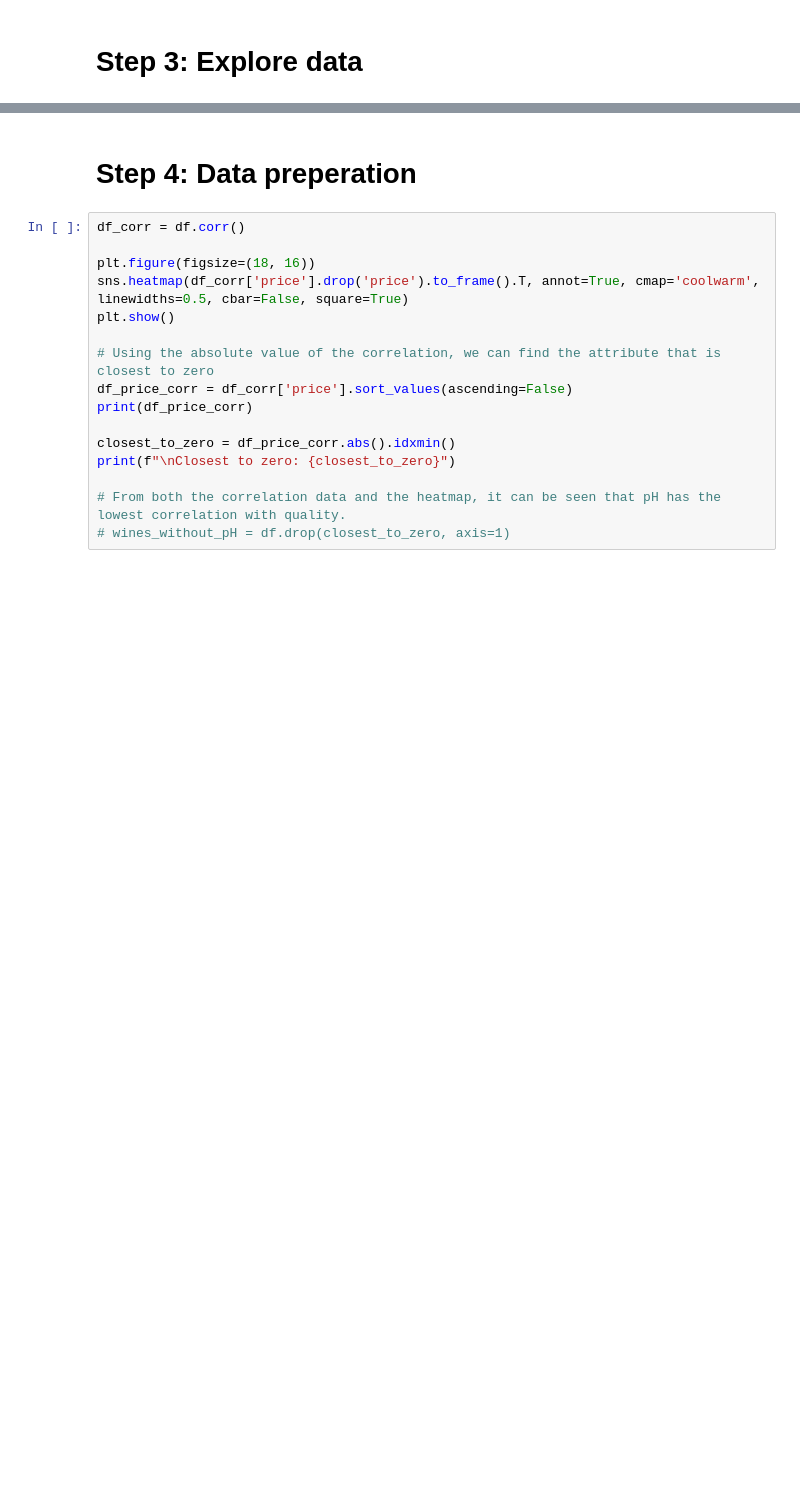
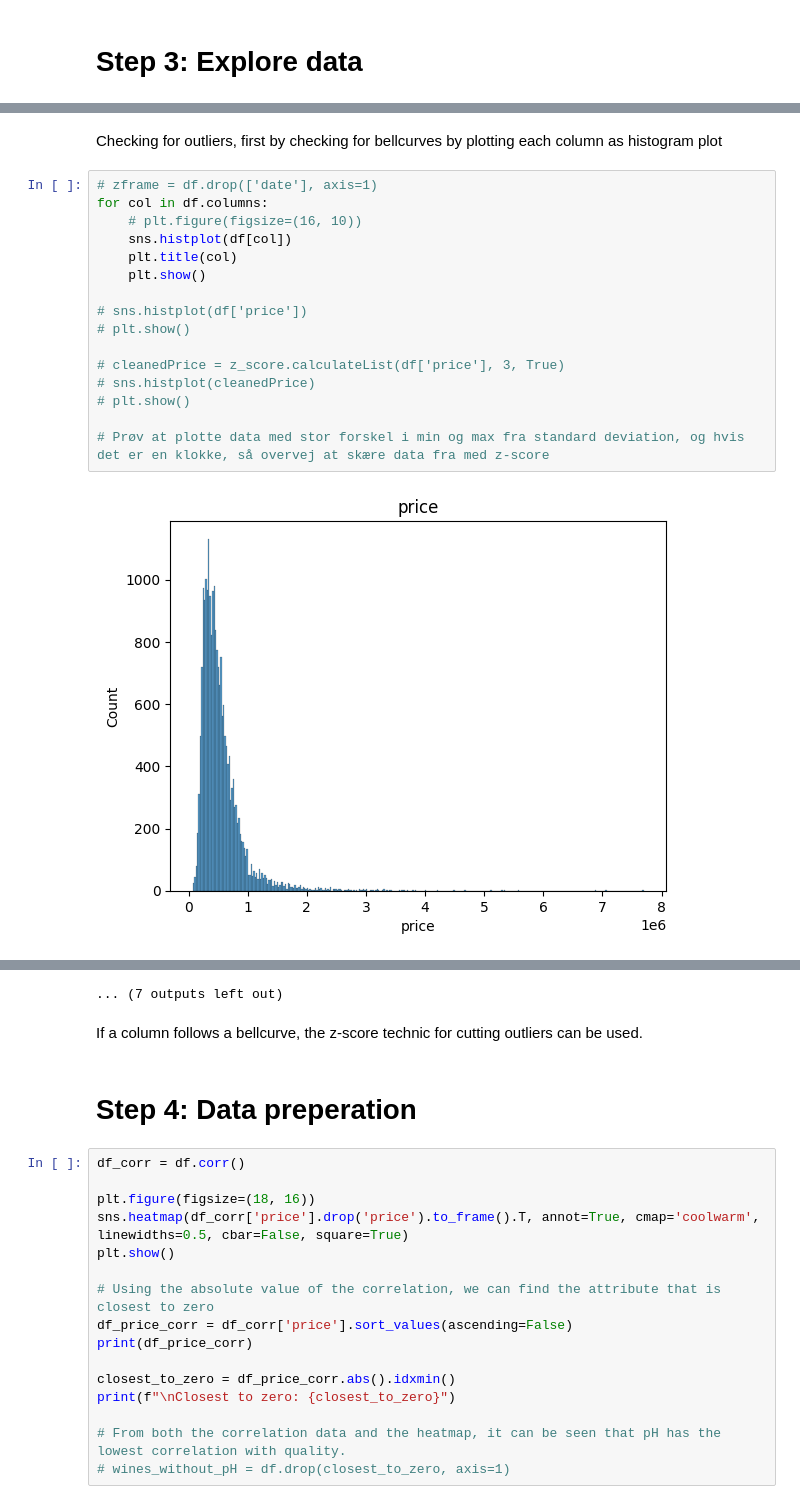
Before and after one commit to Peter537/Dat4-BI-MP3, a Jupyter notebook: house-data.ipynb, the cells around one changed output, grey strips where cells are left out. Cells and saved outputs as stored; diff of their text form; blank space fills up the shorter version.

```diff
--- a/house-data.ipynb
+++ b/house-data.ipynb
@@ -101,3 +88,23 @@ df.describe()
 | 75% | 2015-02-17 00:00:00 | 6.450000e+05 | 4.000000 | 2.500000 | 2550.000000 | 1.068800e+04 | 2.000000 | 0.000000 | 0.000000 | 4.000000 | ... |
 | max | 2015-05-27 00:00:00 | 7.700000e+06 | 33.000000 | 8.000000 | 13540.000000 | 1.651359e+06 | 3.500000 | 1.000000 | 4.000000 | 5.000000 | ... |
 | std | NaN | 3.671272e+05 | 0.930062 | 0.770163 | 918.440897 | 4.142051e+04 | 0.539989 | 0.086517 | 0.766318 | 0.650743 | ... |
+# %% [markdown]
+Checking for outliers, first by checking for bellcurves by plotting each column as histogram plot
+# %%
+# zframe = df.drop(['date'], axis=1)
+for col in df.columns:
+    # plt.figure(figsize=(16, 10))
+    sns.histplot(df[col])
+    plt.title(col)
+    plt.show()
+
+# sns.histplot(df['price'])
+# plt.show()
+
+# cleanedPrice = z_score.calculateList(df['price'], 3, True)
+# sns.histplot(cleanedPrice)
+# plt.show()
+
+# Prøv at plotte data med stor forskel i min og max fra standard deviation, og hvis det er en klokke, så overvej at skære data fra med z-score
+# %% [output]
+[figure, added]
@@ -104,3 +122,6 @@ df.describe()
+... (7 outputs left out)
+# %% [markdown]
+If a column follows a bellcurve, the z-score technic for cutting outliers can be used.
 # %% [markdown]
 # Step 4: Data preperation
 # %%
```
Also changed, not shown: parts of 3 cells of this notebook.
